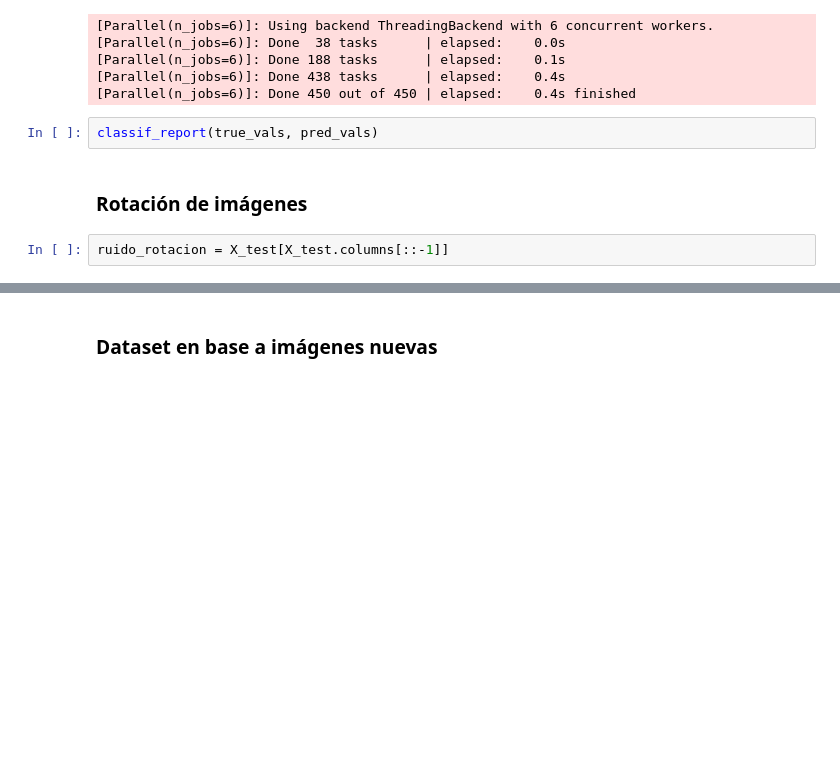
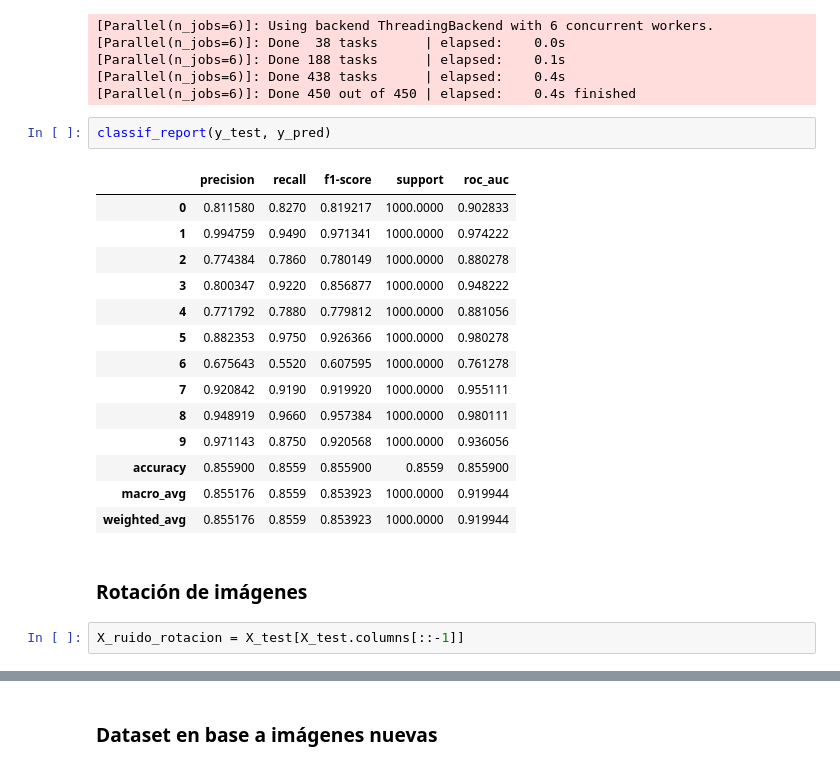
Before and after one commit to mcnanton/tp2AA, a Jupyter notebook: TP2AA.ipynb, the cells around one changed output, grey strips where cells are left out. Saved outputs shown, nothing was run; the diff lists cells and outputs as text; blank space fills up the shorter version.

```diff
--- a/TP2AA.ipynb
+++ b/TP2AA.ipynb
@@ -1064,9 +1064,24 @@ y_pred = rfo.predict(X_ruido_zeros)
 [Parallel(n_jobs=6)]: Done 188 tasks      | elapsed:    0.1s
 [Parallel(n_jobs=6)]: Done 438 tasks      | elapsed:    0.4s
 [Parallel(n_jobs=6)]: Done 450 out of 450 | elapsed:    0.4s finished
-# %%
-classif_report(true_vals, pred_vals)
+# %%
+classif_report(y_test, y_pred)
+# %% [output]
+|  | precision | recall | f1-score | support | roc_auc |
+| 0 | 0.811580 | 0.8270 | 0.819217 | 1000.0000 | 0.902833 |
+| 1 | 0.994759 | 0.9490 | 0.971341 | 1000.0000 | 0.974222 |
+| 2 | 0.774384 | 0.7860 | 0.780149 | 1000.0000 | 0.880278 |
+| 3 | 0.800347 | 0.9220 | 0.856877 | 1000.0000 | 0.948222 |
+| 4 | 0.771792 | 0.7880 | 0.779812 | 1000.0000 | 0.881056 |
+| 5 | 0.882353 | 0.9750 | 0.926366 | 1000.0000 | 0.980278 |
+| 6 | 0.675643 | 0.5520 | 0.607595 | 1000.0000 | 0.761278 |
+| 7 | 0.920842 | 0.9190 | 0.919920 | 1000.0000 | 0.955111 |
+| 8 | 0.948919 | 0.9660 | 0.957384 | 1000.0000 | 0.980111 |
+| 9 | 0.971143 | 0.8750 | 0.920568 | 1000.0000 | 0.936056 |
+| accuracy | 0.855900 | 0.8559 | 0.855900 | 0.8559 | 0.855900 |
+| macro_avg | 0.855176 | 0.8559 | 0.853923 | 1000.0000 | 0.919944 |
+| weighted_avg | 0.855176 | 0.8559 | 0.853923 | 1000.0000 | 0.919944 |
 # %% [markdown]
 ### Rotación de imágenes
 # %%
-ruido_rotacion = X_test[X_test.columns[::-1]]
+X_ruido_rotacion = X_test[X_test.columns[::-1]]
```
Also changed, not shown: parts of 1 cell of this notebook.
